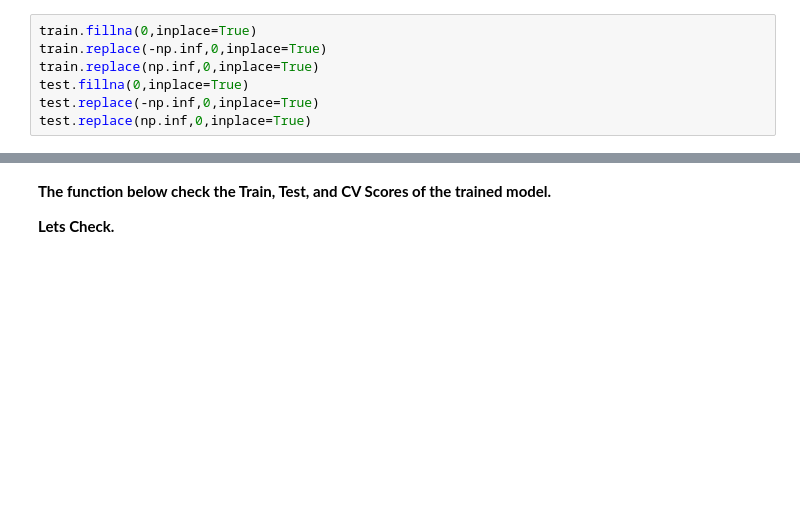
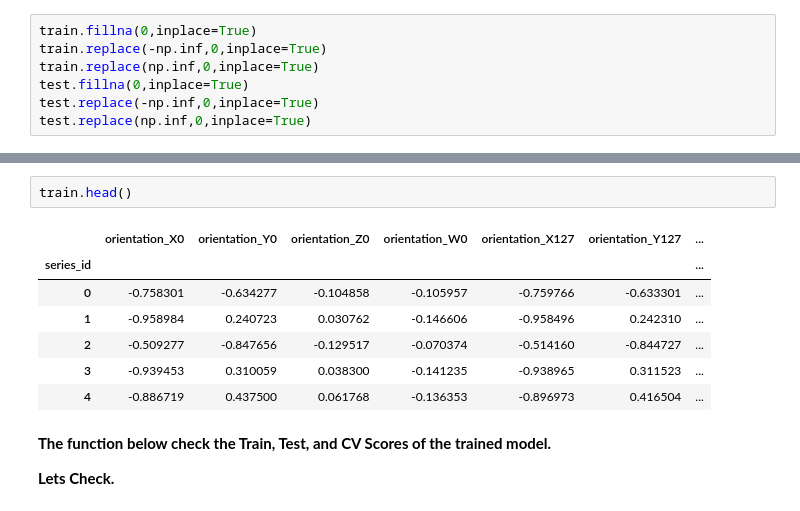
Before and after one commit to gonultasbu/kaggle_careercon_2019, a Jupyter notebook: 73v2.ipynb, the cells around one changed output, grey strips where cells are left out. Drawn from its saved outputs; the diff is of its cells as text; blank space fills up the shorter version.

```diff
--- a/73v2.ipynb
+++ b/73v2.ipynb
@@ -372,3 +372,13 @@ print(x_train.shape, y_train.shape, x_val.shape, y_val.shape)
+# %%
+train.head()
+# %% [output]
+|  | orientation_X0 | orientation_Y0 | orientation_Z0 | orientation_W0 | orientation_X127 | orientation_Y127 | ... |
+| series_id |  |  |  |  |  |  | ... |
+| 0 | -0.758301 | -0.634277 | -0.104858 | -0.105957 | -0.759766 | -0.633301 | ... |
+| 1 | -0.958984 | 0.240723 | 0.030762 | -0.146606 | -0.958496 | 0.242310 | ... |
+| 2 | -0.509277 | -0.847656 | -0.129517 | -0.070374 | -0.514160 | -0.844727 | ... |
+| 3 | -0.939453 | 0.310059 | 0.038300 | -0.141235 | -0.938965 | 0.311523 | ... |
+| 4 | -0.886719 | 0.437500 | 0.061768 | -0.136353 | -0.896973 | 0.416504 | ... |
 # %% [markdown]
 **The function below check the Train, Test, and CV Scores of the trained model.**
 
```
Also changed, not shown: parts of 12 cells of this notebook, 7 other files.
